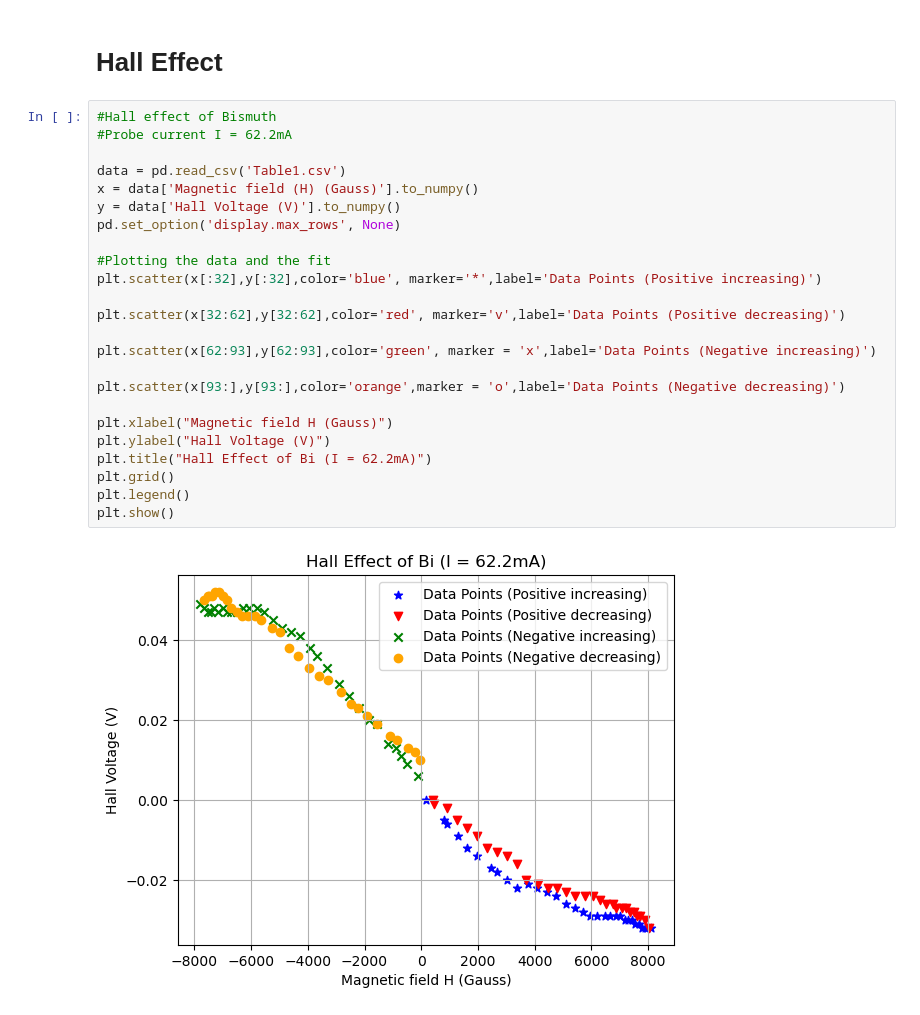
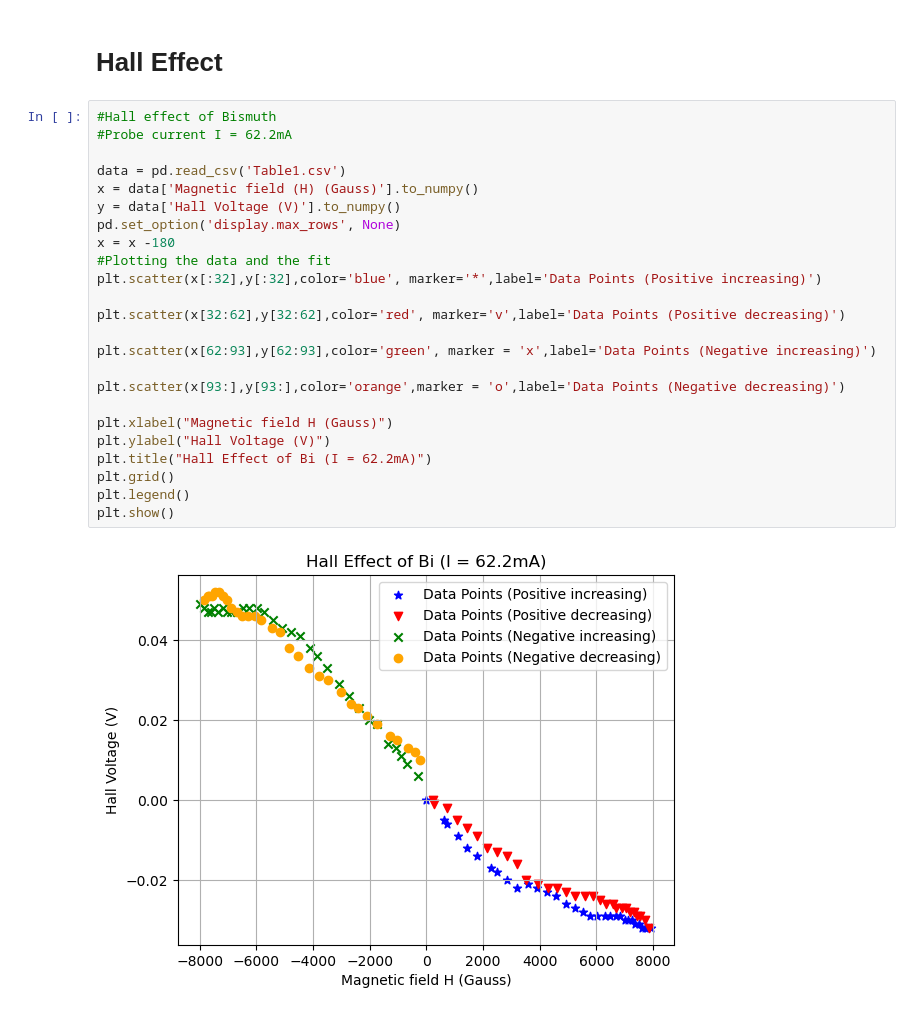
Before and after one commit to crimsonpane23/P347-Solid-State-Physics-Lab, a Jupyter notebook: 4. Magnetoresistance of Bismuth/plot.ipynb, the cells around one changed output. Cells and saved outputs as stored; diff of their text form.

```diff
--- a/4. Magnetoresistance of Bismuth/plot.ipynb
+++ b/4. Magnetoresistance of Bismuth/plot.ipynb
@@ -340,29 +340,29 @@ Log-Log Fit Coefficients: slope=1.659827051866236, intercept=-15.696220343023136
 # %%
 #Hall effect of Bismuth
 #Probe current I = 62.2mA
 
 data = pd.read_csv('Table1.csv')
 x = data['Magnetic field (H) (Gauss)'].to_numpy()
 y = data['Hall Voltage (V)'].to_numpy()
 pd.set_option('display.max_rows', None)
-
+x = x -180
 #Plotting the data and the fit
 plt.scatter(x[:32],y[:32],color='blue', marker='*',label='Data Points (Positive increasing)')
 
 plt.scatter(x[32:62],y[32:62],color='red', marker='v',label='Data Points (Positive decreasing)')
 
 plt.scatter(x[62:93],y[62:93],color='green', marker = 'x',label='Data Points (Negative increasing)')
 
 plt.scatter(x[93:],y[93:],color='orange',marker = 'o',label='Data Points (Negative decreasing)')
 
 plt.xlabel("Magnetic field H (Gauss)")
 plt.ylabel("Hall Voltage (V)")
 plt.title("Hall Effect of Bi (I = 62.2mA)")
 plt.grid()
 plt.legend()
 plt.show()
 # %% [output]
-[figure, old version]
+[figure, new version]
 # %%
 H = x[:32]
 V_Hall = y[:32]
```
Also changed, not shown: parts of 3 cells of this notebook, 2 other files.
